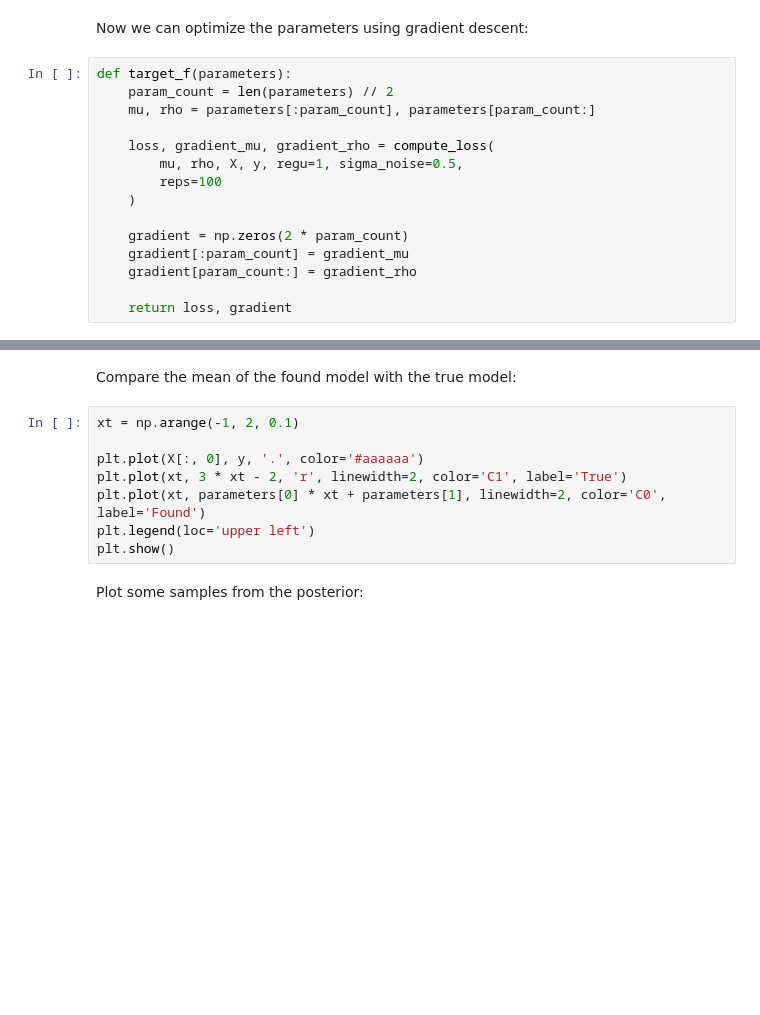
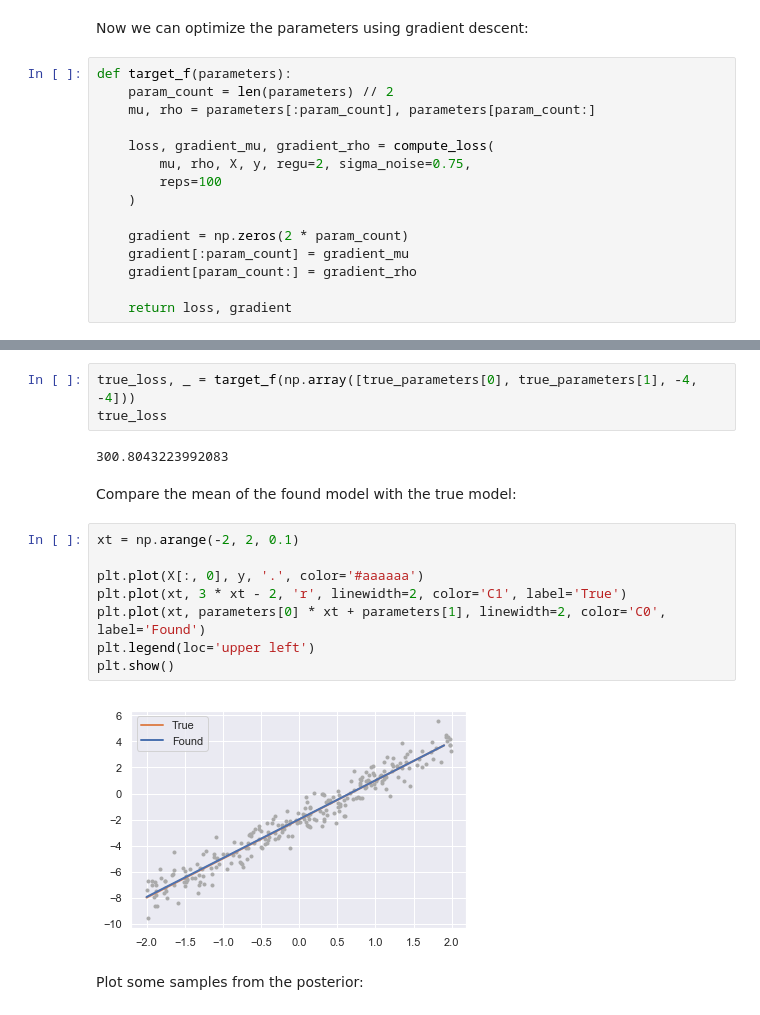
Before and after one commit to e-dorigatti/gaussian_processes, a Jupyter notebook: bayes_by_backprop.ipynb, the cells around one changed output, grey strips where cells are left out. Cells and saved outputs as stored; diff of their text form; blank space fills up the shorter version.

```diff
--- a/bayes_by_backprop.ipynb
+++ b/bayes_by_backprop.ipynb
@@ -307,7 +307,7 @@ def target_f(parameters):
     mu, rho = parameters[:param_count], parameters[param_count:]
 
     loss, gradient_mu, gradient_rho = compute_loss(
-        mu, rho, X, y, regu=1, sigma_noise=0.5,
+        mu, rho, X, y, regu=2, sigma_noise=0.75,
         reps=100
     )
 
@@ -335,13 +338,20 @@ loss, parameters
+# %%
+true_loss, _ = target_f(np.array([true_parameters[0], true_parameters[1], -4, -4]))
+true_loss
+# %% [output]
+300.8043223992083
 # %% [markdown]
 Compare the mean of the found model with the true model:
 # %%
-xt = np.arange(-1, 2, 0.1)
+xt = np.arange(-2, 2, 0.1)
 
 plt.plot(X[:, 0], y, '.', color='#aaaaaa')
 plt.plot(xt, 3 * xt - 2, 'r', linewidth=2, color='C1', label='True')
 plt.plot(xt, parameters[0] * xt + parameters[1], linewidth=2, color='C0', label='Found')
 plt.legend(loc='upper left')
 plt.show()
+# %% [output]
+[figure, added]
 # %% [markdown]
 Plot some samples from the posterior:
 # %%
```
Also changed, not shown: parts of 14 cells of this notebook.
